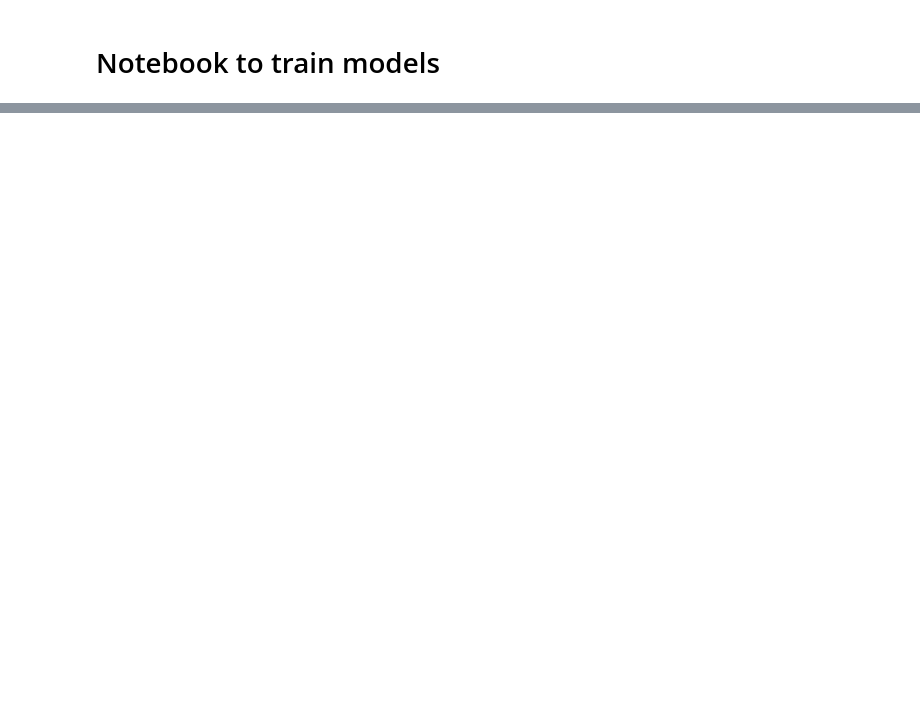
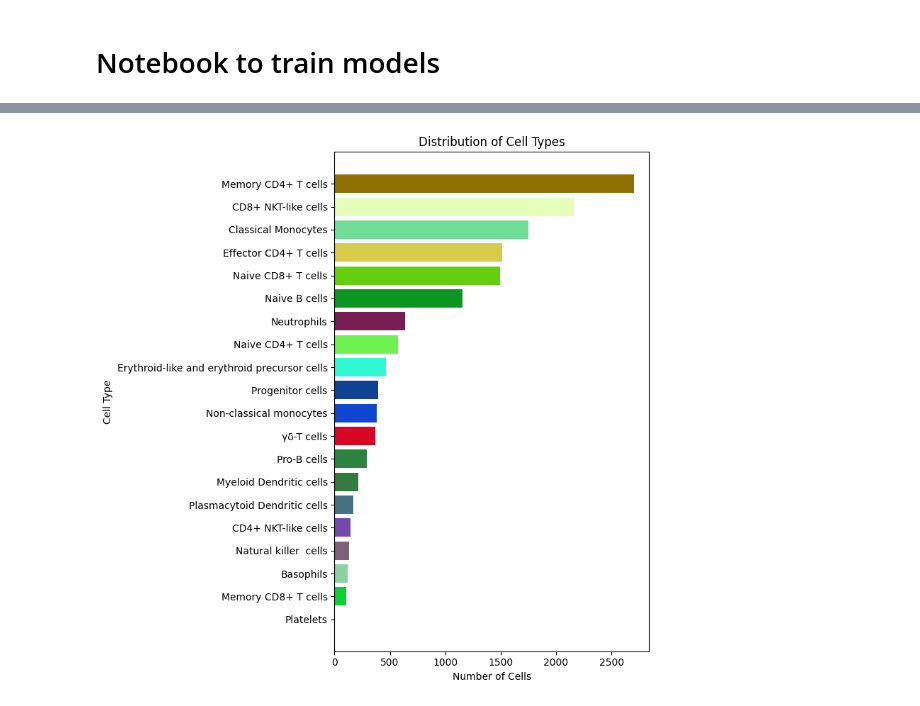
Before and after one commit to LeoAnd00/Masters_Thesis, a Jupyter notebook: code/cell_type_representation/cl_dummy_train1.ipynb, the cells around one changed output, grey strips where cells are left out. Drawn from its saved outputs; the diff is of its cells as text; code cells hidden in the pictures; blank space fills up the shorter version.

```diff
--- a/code/cell_type_representation/cl_dummy_train1.ipynb
+++ b/code/cell_type_representation/cl_dummy_train1.ipynb
@@ -31,47 +180,30 @@ adata = sc.read(file, cache=True)
 # %%
-# Visualize data
-visualize = False
+import matplotlib.pyplot as plt
+import random
 
-if visualize:
-    vis_adata = adata.copy()
-    sc.pp.highly_variable_genes(vis_adata, n_top_genes=4000, flavor="cell_ranger")
+# Visualize distribution of cell types
+cell_types = train_env.data_env.labels#all_preds_ordered
 
-    # Scale data using dp.scale_data() to subtract data by the mean of each feature and divide by the std of that feature.
-    # This was done as a preprocessing step for annotating cell types in ScType in R and will therefore be used for visualization purpose.
-    # https://github.com/satijalab/seurat/issues/1166
-    vis_adata.X = dp.scale_data(vis_adata.X)
+cell_type_counts = {}
+for string in cell_types:
+    if string in cell_type_counts:
+        cell_type_counts[string] += 1
+    else:
+        cell_type_counts[string] = 1
 
-    sc.pp.pca(vis_adata, n_comps=40, use_highly_variable=True, svd_solver='arpack')
-    sc.pp.neighbors(vis_adata, n_neighbors=15, n_pcs=40)
-    sc.tl.umap(vis_adata)
-    sc.pl.umap(vis_adata, color='cell_type')
+sorted_data = sorted(cell_type_counts.items(), key=lambda x: x[1], reverse=False)
+unique_strings, counts = zip(*sorted_data)
 
-    # PatientID batch-effect
-    sc.pl.umap(vis_adata, color='patientID')
+bar_colors = [f'#{random.randint(0, 0xFFFFFF):06x}' for _ in unique_strings]
 
-    # Tissue batch-effect
-    sc.pl.umap(vis_adata, color='tissue')
+plt.figure(figsize=(8,8))
+plt.barh(unique_strings, counts, color=bar_colors)
 
-    # Visualize distribution of cell types
-    cell_types = adata.obs["cell_type"]
+plt.xlabel('Number of Cells')
+plt.ylabel('Cell Type')
+plt.title('Distribution of Cell Types')
 
-    cell_type_counts = {}
-    for string in cell_types:
-        if string in cell_type_counts:
-            cell_type_counts[string] += 1
-        else:
-            cell_type_counts[string] = 1
-
-    sorted_data = sorted(cell_type_counts.items(), key=lambda x: x[1], reverse=False)
-    unique_strings, counts = zip(*sorted_data)
-
-    bar_colors = [f'#{random.randint(0, 0xFFFFFF):06x}' for _ in unique_strings]
-
-    plt.barh(unique_strings, counts, color=bar_colors)
-
-    plt.xlabel('Number of Cells')
-    plt.ylabel('Cell Type')
-    plt.title('Distribution of Cell Types')
-
-    plt.tight_layout()
-    plt.show()
+plt.tight_layout()
+plt.show()
+# %% [output]
+[figure, added]
```
Also changed, not shown: parts of 13 cells of this notebook, 1 other file.
